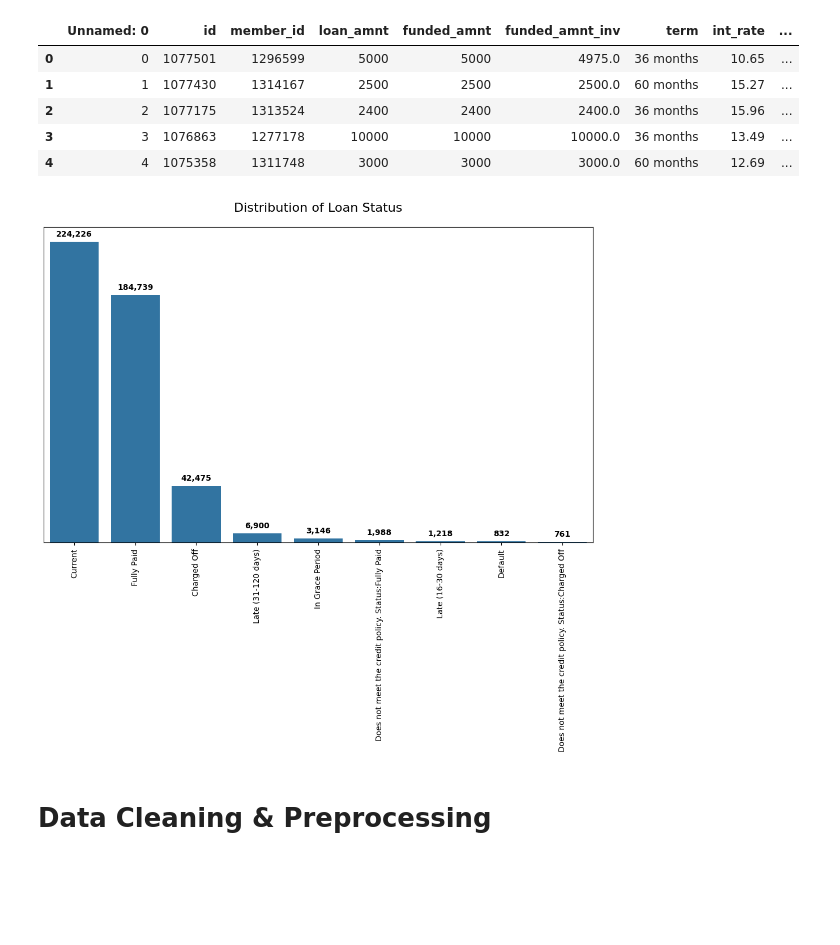
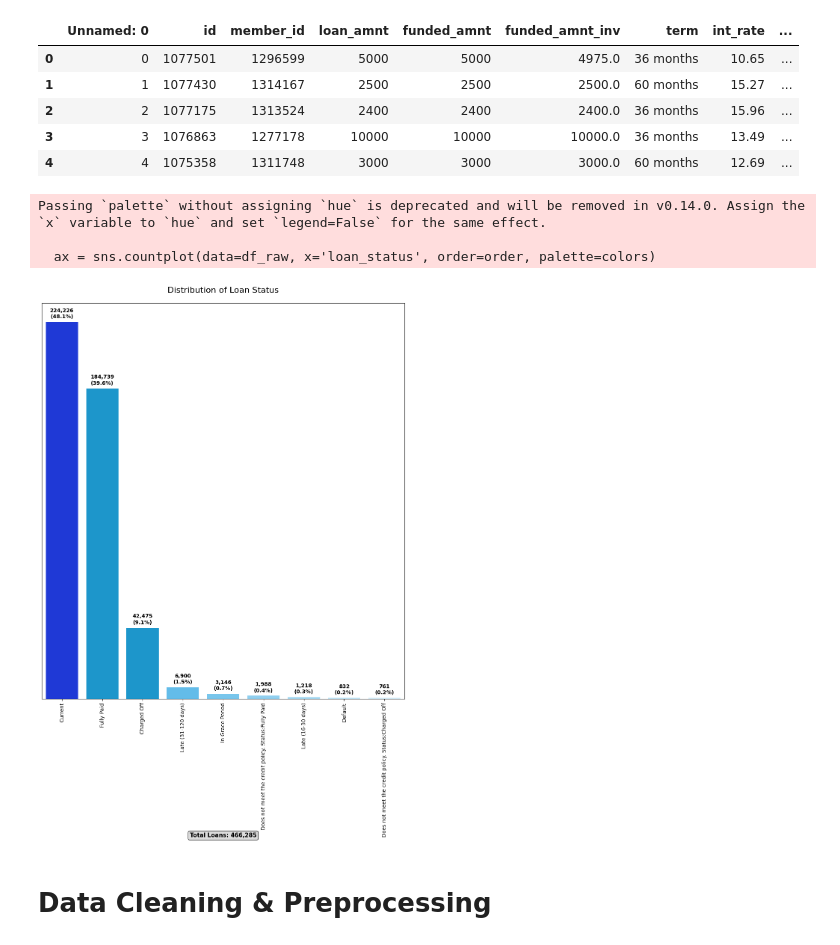
Before and after one commit to RevanzaIfannyA/lending-club-credit-risk-modeling, a Jupyter notebook: LC notebook.ipynb, the cells around one changed output. Drawn from its saved outputs; the diff is of its cells as text; code cells hidden in the pictures; blank space fills up the shorter version.

```diff
--- a/LC notebook.ipynb
+++ b/LC notebook.ipynb
@@ -127,36 +260,83 @@ df_raw.head()
 # %%
 # Create plot from biggest bar to smallest
 order = df_raw['loan_status'].value_counts().index
 
+# Hitung total untuk persentase
+total_count = len(df_raw)
+
+# Buat DataFrame untuk mendapatkan nilai count
+loan_status_counts = df_raw['loan_status'].value_counts().loc[order]
+percentages = (loan_status_counts.values / total_count * 100)
+
+# Tentukan warna berdasarkan ranking
+# Bar paling panjang (ranking 1): #0023F5 (biru tua)
+# Bar ranking 2 & 3: #00A2E8 (biru sedang)
+# Bar sisanya: warna biru lebih muda
+colors = []
+color_palette = {
+    1: '#0023F5',    # Biru tua untuk rank 1
+    2: '#00A2E8',    # Biru sedang untuk rank 2
+    3: '#00A2E8',    # Biru sedang untuk rank 3
+    4: '#4DC3FF',    # Biru muda 1 untuk rank 4
+    5: '#66CCFF',    # Biru muda 2 untuk rank 5
+    6: '#80D4FF',    # Biru muda 3 untuk rank 6
+    7: '#99DDFF',    # Biru muda 4 untuk rank 7
+    8: '#B3E6FF',    # Biru muda 5 untuk rank 8
+    9: '#CCEEFF',    # Biru muda 6 untuk rank 9
+    10: '#E6F7FF'    # Biru muda 7 untuk rank 10
+}
+
+# Assign warna berdasarkan ranking
+for i in range(len(order)):
+    rank = i + 1
+    if rank in color_palette:
+        colors.append(color_palette[rank])
+    else:
+        # Jika lebih dari 10, gunakan warna paling muda
+        colors.append('#E6F7FF')
+
 # Create plot
-plt.figure(figsize=(10, 10))
-ax = sns.countplot(data=df_raw, x='loan_status', order=order)
+plt.figure(figsize=(10, 15))
+ax = sns.countplot(data=df_raw, x='loan_status', order=order, palette=colors)
 
 # Memutar label sumbu x agar vertikal
 plt.xticks(rotation=90)
 
 # Menghapus label sumbu x dan y
 ax.set(xlabel='', ylabel='')
 
 # Menyembunyikan sumbu y
 ax.yaxis.set_visible(False)
 
 # Menambahkan judul
 plt.title('Distribution of Loan Status', fontsize=16, pad=20)
 
-# Menambahkan nilai count di atas setiap bar
-for p in ax.patches:
-    ax.annotate(f'{p.get_height():,.0f}',
+# Menambahkan nilai count dan persentase di atas setiap bar
+for i, p in enumerate(ax.patches):
+    count = p.get_height()
+    pct = percentages[i] if i < len(percentages) else 0
+
+    ax.annotate(f'{count:,.0f}\n({pct:.1f}%)',
                 (p.get_x() + p.get_width() / 2., p.get_height()),
                 ha='center', va='bottom',
                 fontsize=10, fontweight='bold',
                 xytext=(0, 5), textcoords='offset points')
 
 # Menyesuaikan layout agar tidak terpotong
 plt.tight_layout()
+
+# Tambahkan informasi total loans
+total_text = f'Total Loans: {total_count:,}'
+plt.figtext(0.5, 0.01, total_text,
+            ha='center', fontsize=11, fontweight='bold',
+            bbox=dict(boxstyle='round', facecolor='lightgray', alpha=0.8))
+
 plt.show()
 # %% [output]
+Passing `palette` without assigning `hue` is deprecated and will be removed in v0.14.0. Assign the `x` variable to `hue` and set `legend=False` for the same effect.
+
+  ax = sns.countplot(data=df_raw, x='loan_status', order=order, palette=colors)
-[figure, old version]
+[figure, new version]
 # %% [markdown]
 # Data Cleaning & Preprocessing
 # %% [markdown]
```
Also changed, not shown: parts of 37 cells of this notebook.
